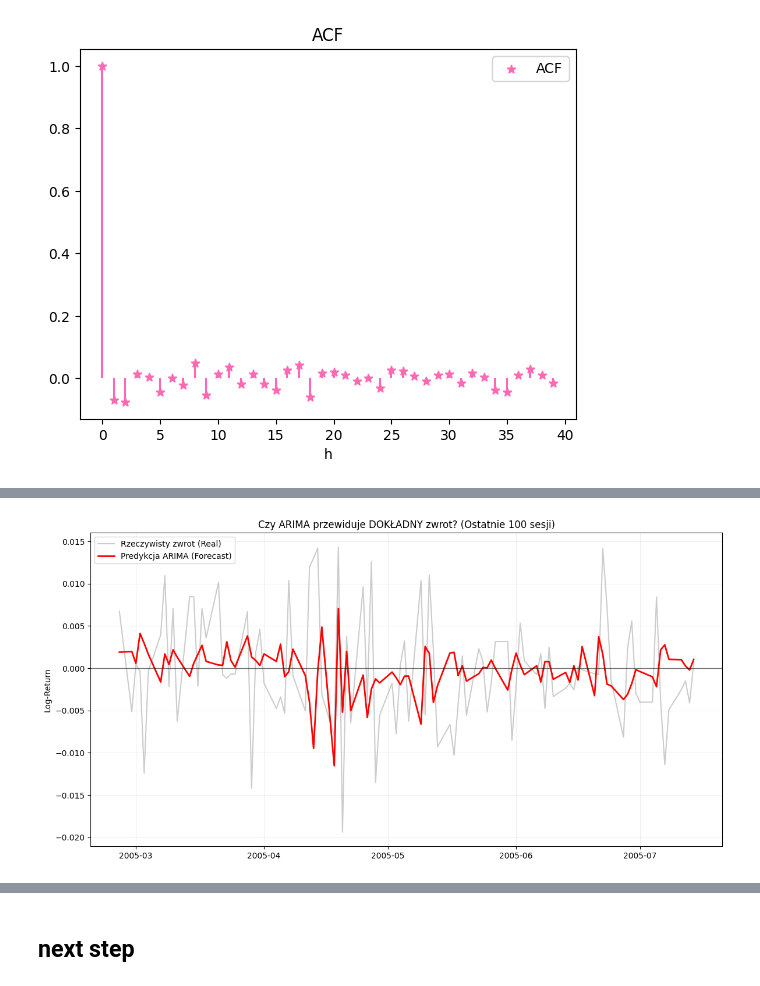
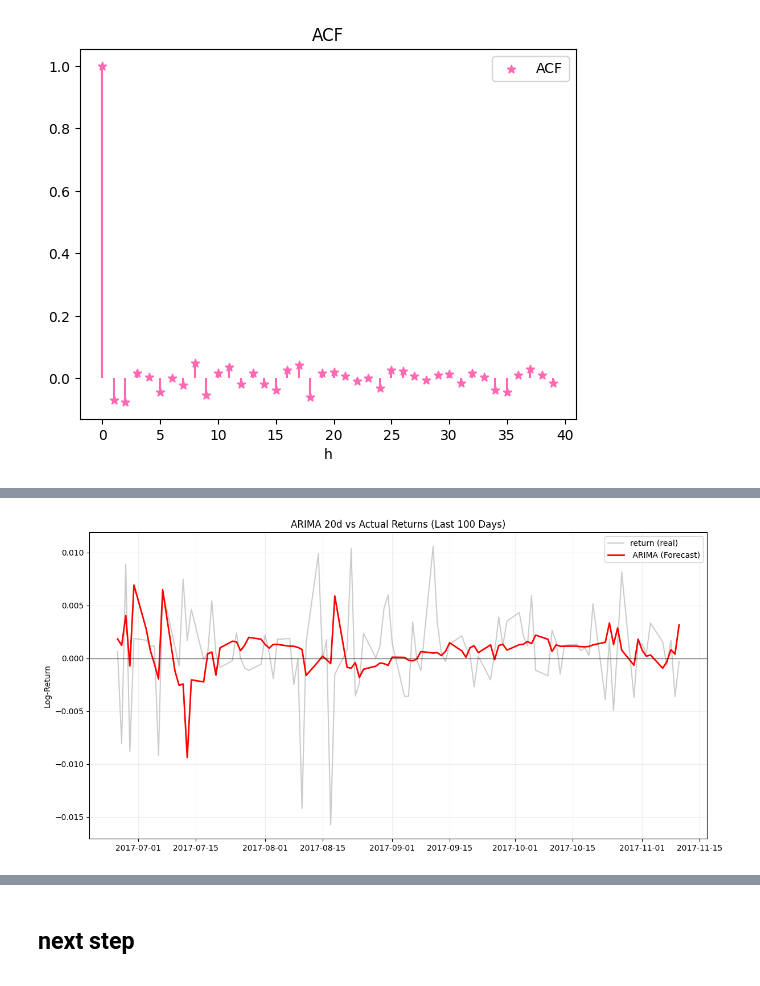
Before and after one commit to MariaNowacka/ml_project, a Jupyter notebook: notebooks/time_series.ipynb, the cells around one changed output, grey strips where cells are left out. Cells and saved outputs as stored; diff of their text form; code cells hidden in the pictures.

```diff
--- a/notebooks/time_series.ipynb
+++ b/notebooks/time_series.ipynb
@@ -43,15 +44,14 @@ from statsmodels.tsa.arima.model import ARIMA
 from arch import arch_model
 import warnings
 
-# Ignorujemy ostrzeżenia o zbieżności modelu (częste przy małych oknach)
 warnings.filterwarnings("ignore")
 
-# 1. Wczytanie danych SPY
-# Twoja struktura: Date,Open,High,Low,Close,Volume
+# 1. reading SPY data
+# Date,Open,High,Low,Close,Volume
 spy_path = '/Users/marysia/Desktop/applied/ml_project/Data_clean/ETF clean/spy_clean.csv'
 df_spy = pd.read_csv(spy_path, index_col='Date', parse_dates=True)
+df_spy.sort_index(ascending=True, inplace=True)
 
-# Obliczamy log-zwroty na podstawie kolumny 'Close'
 df_spy['Returns'] = np.log(df_spy['Close'] / df_spy['Close'].shift(1))
 df_spy.dropna(inplace=True)
 # %%
@@ -389,6 +381,7 @@ warnings.filterwarnings("ignore")
 
 # 1. Przygotowanie danych bazowych
 spy = pd.read_csv(spy_path, index_col='Date', parse_dates=True)
+spy.sort_index(ascending=True, inplace=True)
 spy['Returns'] = np.log(spy['Close'] / spy['Close'].shift(1))
 
 # 2. Wskaźniki Długoterminowe (Obliczane na całym szeregu - szybkie)
@@ -475,22 +471,22 @@ Date
 # %%
 import matplotlib.pyplot as plt
 
 # Zakładamy, że masz już df_features z kolumnami 'Returns' i 'ARIMA_20d_Pred'
 
 plt.figure(figsize=(14, 7))
 
 # 1. Rzeczywiste zwroty (szare, tło)
-plt.plot(df_features['Returns'].tail(100), label='Rzeczywisty zwrot (Real)', color='gray', alpha=0.4)
+plt.plot(df_features['Returns'].tail(100), label='return (real)', color='gray', alpha=0.4)
 
 # 2. Predykcja modelu (czerwona, wyraźna)
-plt.plot(df_features['ARIMA_20d_Pred'].tail(100), label='Predykcja ARIMA (Forecast)', color='red', lw=2)
+plt.plot(df_features['ARIMA_20d_Pred'].tail(100), label=' ARIMA (Forecast)', color='red', lw=2)
 
 plt.axhline(0, color='black', lw=1, alpha=0.5)
-plt.title('Czy ARIMA przewiduje DOKŁADNY zwrot? (Ostatnie 100 sesji)')
+plt.title('ARIMA 20d vs Actual Returns (Last 100 Days)')
 plt.ylabel('Log-Return')
 plt.legend()
 plt.grid(True, alpha=0.2)
 plt.show()
 # %% [output]
-[figure, old version]
+[figure, new version]
 # %%
```
Also changed, not shown: parts of 21 cells of this notebook.
